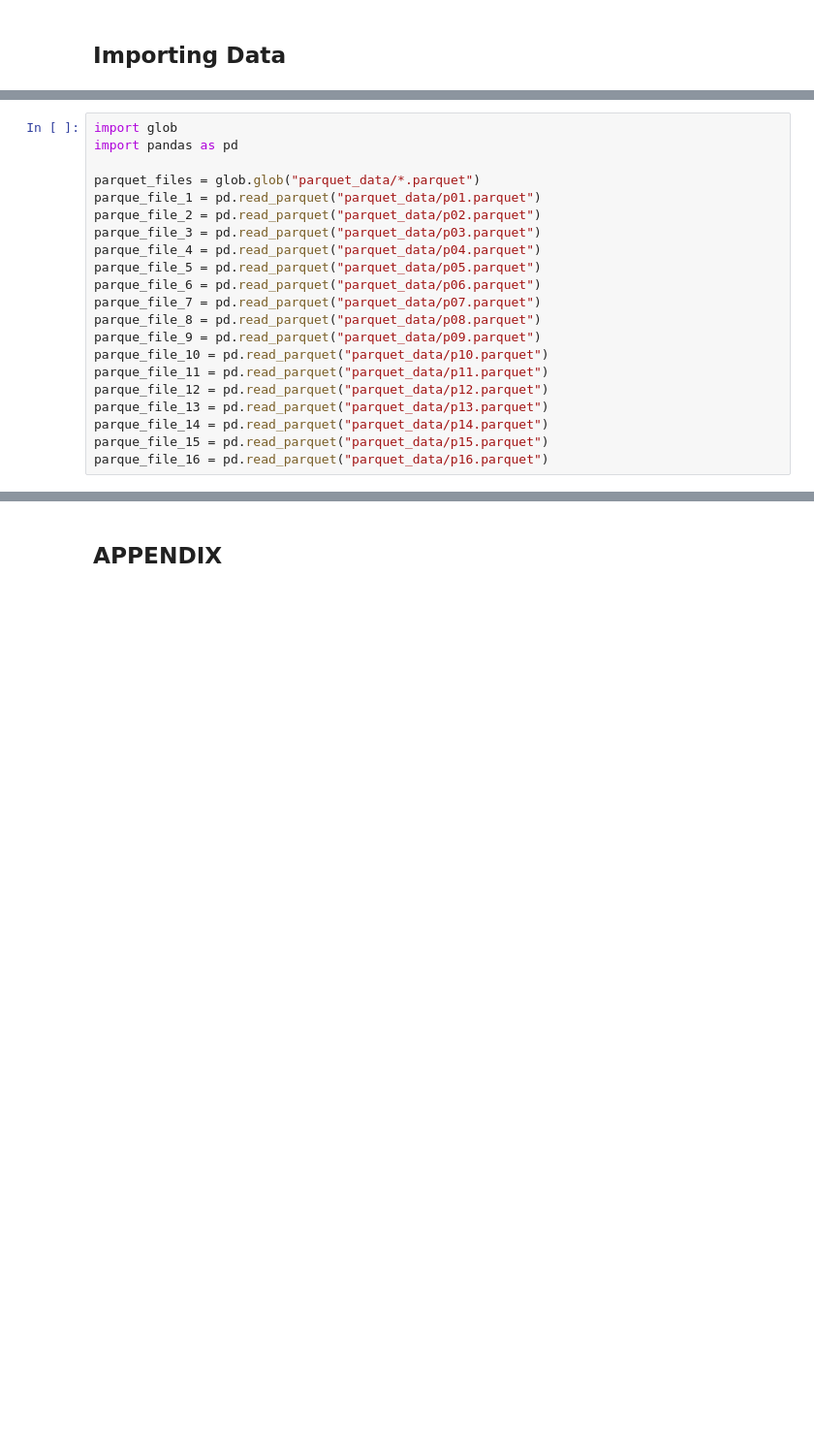
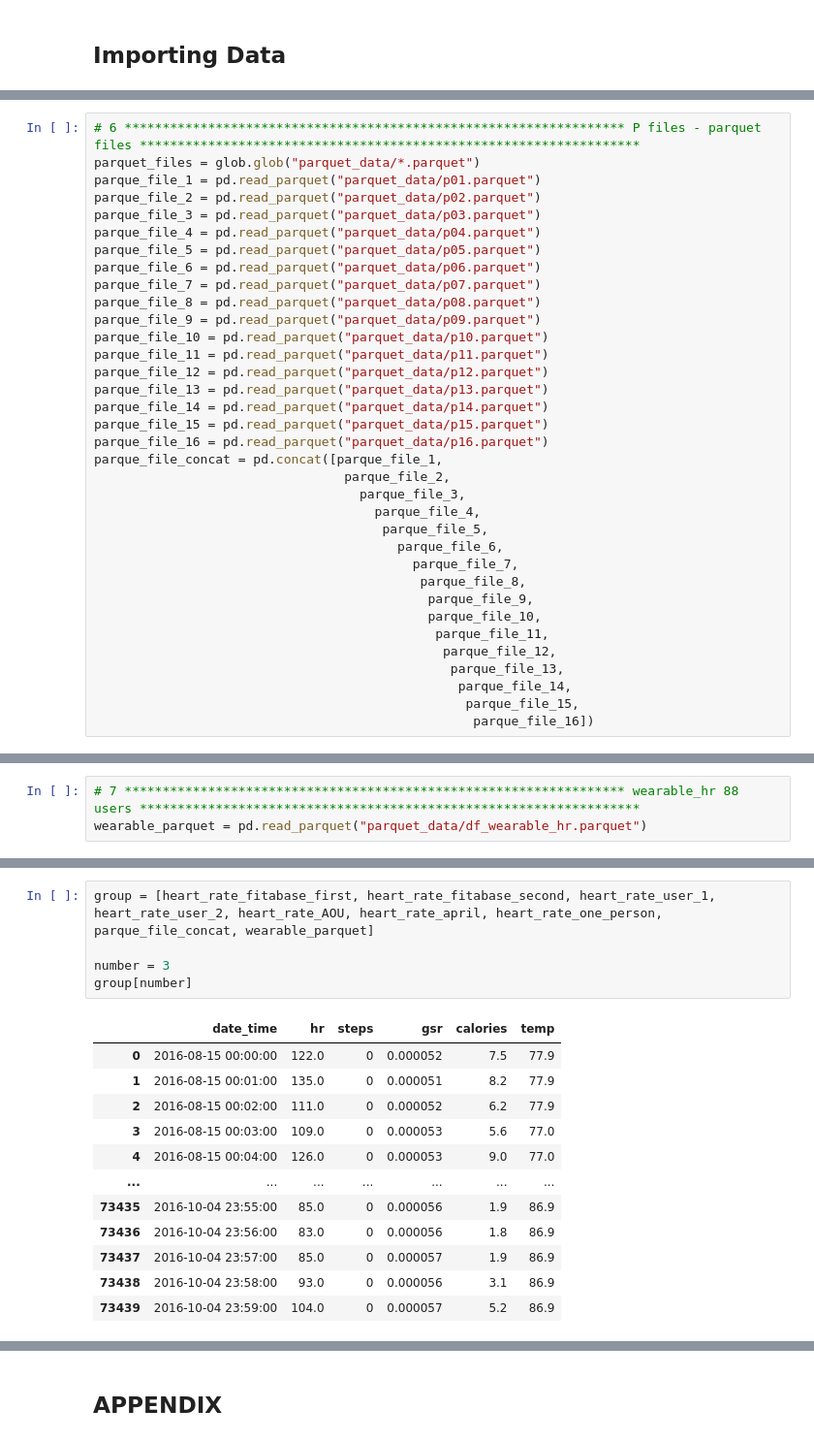
Before and after one commit to esemsc-db24/NewRytm, a Jupyter notebook: Importing_merging_cleaning.ipynb, the cells around one changed output, grey strips where cells are left out. Shown: that part at 97% size. Cells and saved outputs as stored; diff of their text form; blank space fills up the shorter version.

```diff
--- a/Importing_merging_cleaning.ipynb
+++ b/Importing_merging_cleaning.ipynb
@@ -112,7 +95,5 @@ Index(['Id', 'Time', 'Value'], dtype='object')
 # %%
-import glob
-import pandas as pd
-
+# 6 ****************************************************************** P files - parquet files ******************************************************************
 parquet_files = glob.glob("parquet_data/*.parquet")
 parque_file_1 = pd.read_parquet("parquet_data/p01.parquet")
 parque_file_2 = pd.read_parquet("parquet_data/p02.parquet")
@@ -130,3 +111,19 @@ parque_file_13 = pd.read_parquet("parquet_data/p13.parquet")
 parque_file_14 = pd.read_parquet("parquet_data/p14.parquet")
 parque_file_15 = pd.read_parquet("parquet_data/p15.parquet")
 parque_file_16 = pd.read_parquet("parquet_data/p16.parquet")
+parque_file_concat = pd.concat([parque_file_1,
+                                 parque_file_2,
+                                   parque_file_3,
+                                     parque_file_4,
+                                      parque_file_5,
+                                        parque_file_6,
+                                          parque_file_7,
+                                           parque_file_8,
+                                            parque_file_9,
+                                            parque_file_10,
+                                             parque_file_11,
+                                              parque_file_12,
+                                               parque_file_13,
+                                                parque_file_14,
+                                                 parque_file_15,
+                                                  parque_file_16])
@@ -162,0 +130,3 @@ conn.close()
+# %%
+# 7 ****************************************************************** wearable_hr 88 users ******************************************************************
+wearable_parquet = pd.read_parquet("parquet_data/df_wearable_hr.parquet")
@@ -162,0 +135,18 @@ conn.close()
+# %%
+group = [heart_rate_fitabase_first, heart_rate_fitabase_second, heart_rate_user_1, heart_rate_user_2, heart_rate_AOU, heart_rate_april, heart_rate_one_person, parque_file_concat, wearable_parquet]
+
+number = 3
+group[number]
+# %% [output]
+|  | date_time | hr | steps | gsr | calories | temp |
+| 0 | 2016-08-15 00:00:00 | 122.0 | 0 | 0.000052 | 7.5 | 77.9 |
+| 1 | 2016-08-15 00:01:00 | 135.0 | 0 | 0.000051 | 8.2 | 77.9 |
+| 2 | 2016-08-15 00:02:00 | 111.0 | 0 | 0.000052 | 6.2 | 77.9 |
+| 3 | 2016-08-15 00:03:00 | 109.0 | 0 | 0.000053 | 5.6 | 77.0 |
+| 4 | 2016-08-15 00:04:00 | 126.0 | 0 | 0.000053 | 9.0 | 77.0 |
+| ... | ... | ... | ... | ... | ... | ... |
+| 73435 | 2016-10-04 23:55:00 | 85.0 | 0 | 0.000056 | 1.9 | 86.9 |
+| 73436 | 2016-10-04 23:56:00 | 83.0 | 0 | 0.000056 | 1.8 | 86.9 |
+| 73437 | 2016-10-04 23:57:00 | 85.0 | 0 | 0.000057 | 1.9 | 86.9 |
+| 73438 | 2016-10-04 23:58:00 | 93.0 | 0 | 0.000056 | 3.1 | 86.9 |
+| 73439 | 2016-10-04 23:59:00 | 104.0 | 0 | 0.000057 | 5.2 | 86.9 |
```
Also changed, not shown: parts of 47 cells of this notebook, 4 other files.
